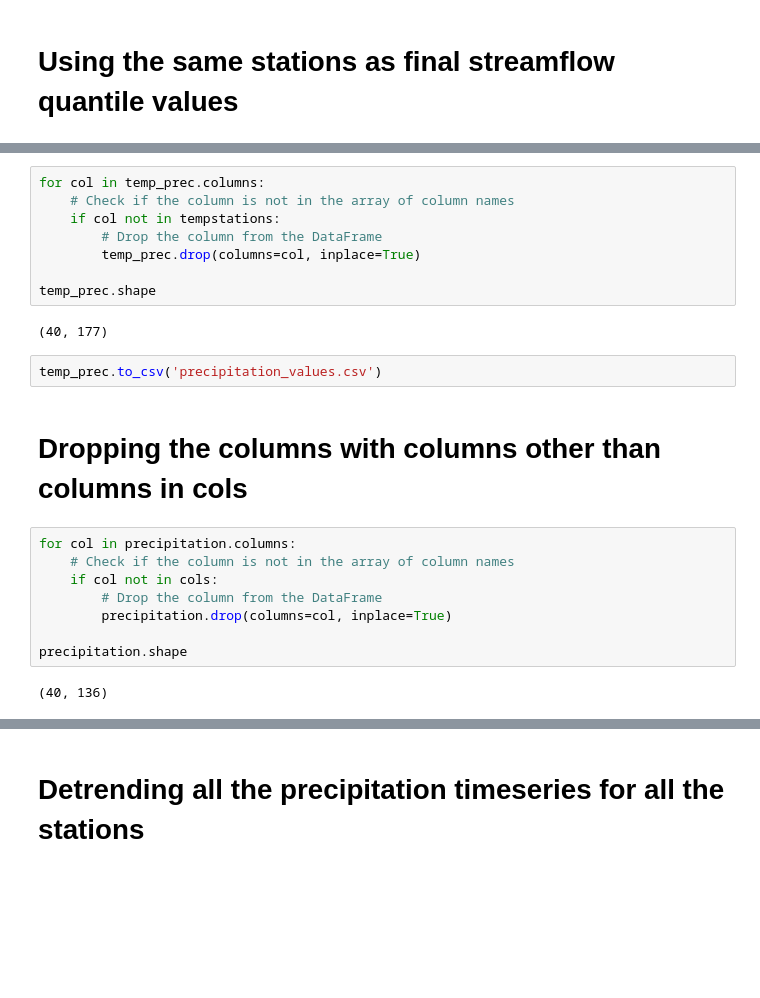
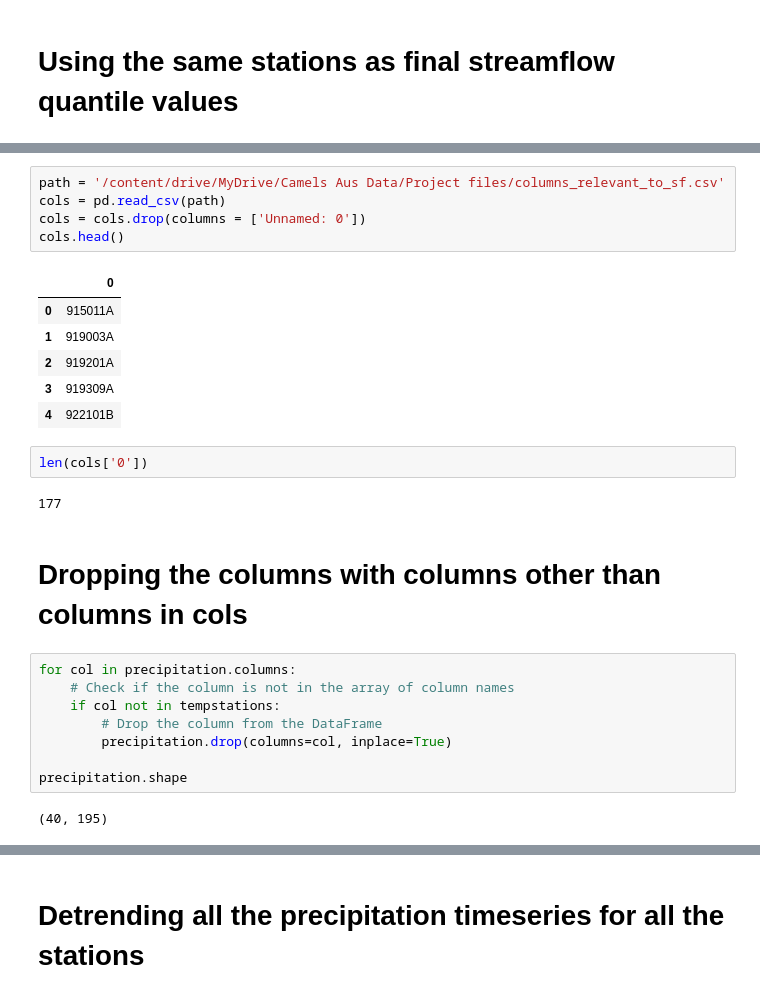
Before and after one commit to Sankalp-2820/Regional-Flood-Frequency-Analysis, a Jupyter notebook: CE6670_Project_Part_3.ipynb, the cells around one changed output, grey strips where cells are left out. Saved outputs shown, nothing was run; the diff lists cells and outputs as text; blank space fills up the shorter version.

```diff
--- a/CE6670_Project_Part_3.ipynb
+++ b/CE6670_Project_Part_3.ipynb
@@ -434,24 +111,28 @@ temp_prec.head()
-# %%
-for col in temp_prec.columns:
-    # Check if the column is not in the array of column names
-    if col not in tempstations:
-        # Drop the column from the DataFrame
-        temp_prec.drop(columns=col, inplace=True)
-
-temp_prec.shape
-# %% [output]
-(40, 177)
-# %%
-temp_prec.to_csv('precipitation_values.csv')
+# %%
+path = '/content/drive/MyDrive/Camels Aus Data/Project files/columns_relevant_to_sf.csv'
+cols = pd.read_csv(path)
+cols = cols.drop(columns = ['Unnamed: 0'])
+cols.head()
+# %% [output]
+|  | 0 |
+| 0 | 915011A |
+| 1 | 919003A |
+| 2 | 919201A |
+| 3 | 919309A |
+| 4 | 922101B |
+# %%
+len(cols['0'])
+# %% [output]
+177
 # %% [markdown]
 # Dropping the columns with columns other than columns in cols
 # %%
 for col in precipitation.columns:
     # Check if the column is not in the array of column names
-    if col not in cols:
+    if col not in tempstations:
         # Drop the column from the DataFrame
         precipitation.drop(columns=col, inplace=True)
 
 precipitation.shape
 # %% [output]
-(40, 136)
+(40, 195)
```
Also changed, not shown: parts of 11 cells of this notebook.
